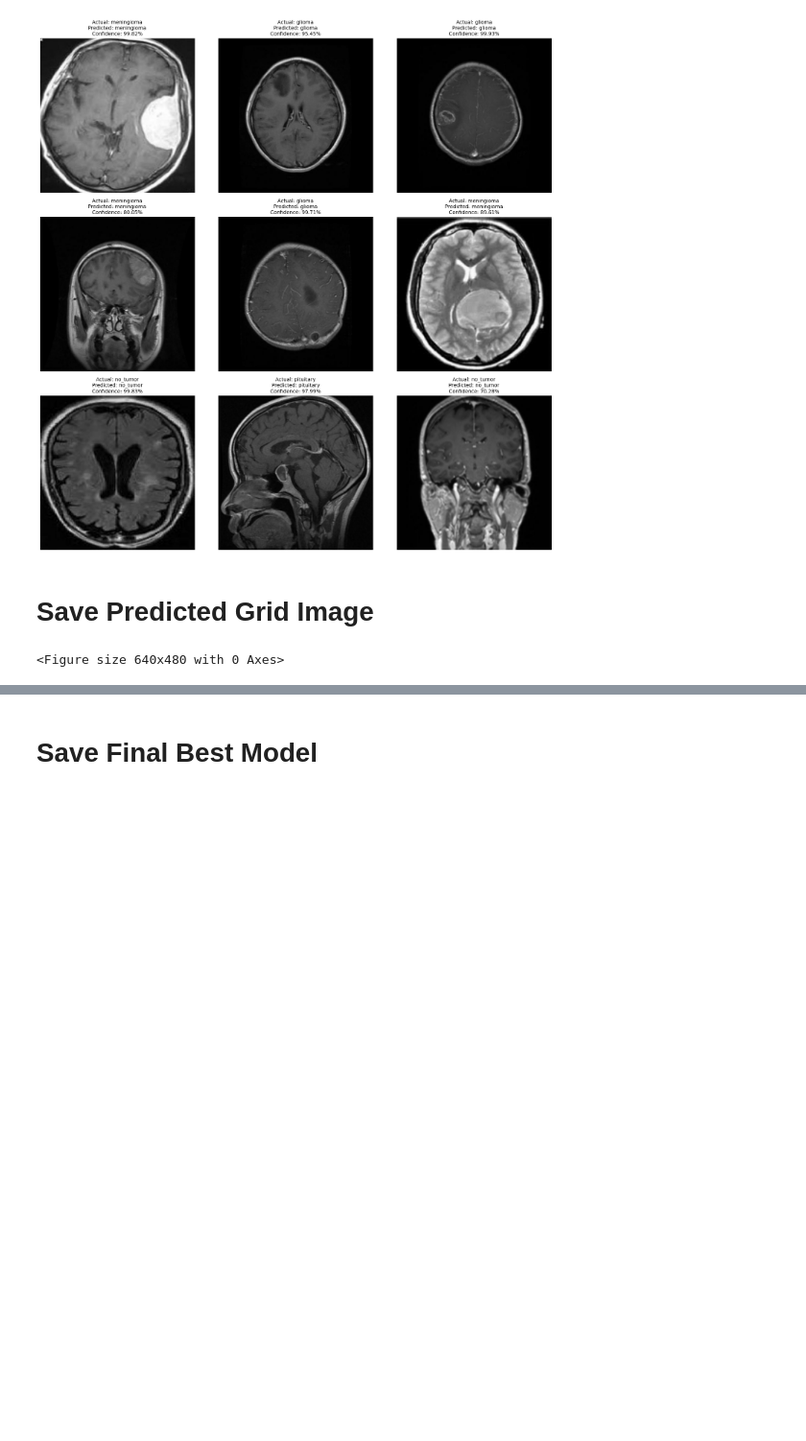
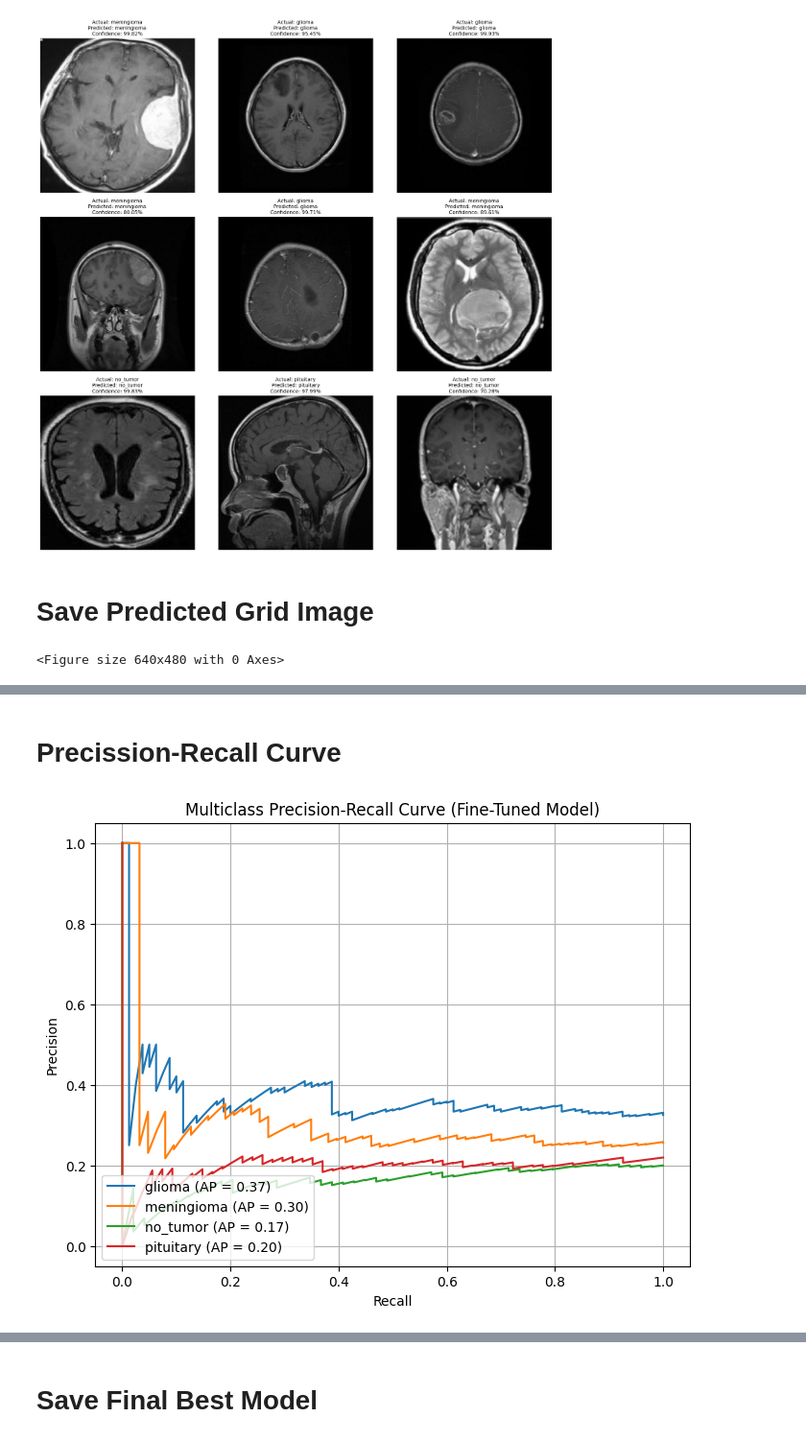
Before and after one commit to Sumit-Prasad01/Brain-Tumor-MRI-Image-Classification, a Jupyter notebook: notebooks/3_Transfer_Learning.ipynb, the cells around one changed output, grey strips where cells are left out. Shown at 96% size. Drawn from its saved outputs; the diff is of its cells as text; code cells hidden in the pictures; blank space fills up the shorter version.

```diff
--- a/notebooks/3_Transfer_Learning.ipynb
+++ b/notebooks/3_Transfer_Learning.ipynb
@@ -356,0 +466,41 @@ plt.savefig("../results/predictions_grid.png")
+# %% [markdown]
+# Precission-Recall Curve
+# %%
+from sklearn.metrics import precision_recall_curve, average_precision_score
+import matplotlib.pyplot as plt
+import numpy as np
+
+# 1. Generate prediction probabilities from the fine-tuned best model
+y_pred_probs = []
+
+for images, _ in test_dataset:
+    probs = best_model.predict(images, verbose=0)
+    y_pred_probs.extend(probs)
+
+y_pred_probs = np.array(y_pred_probs)
+
+# 2. Binarize true labels
+from sklearn.preprocessing import label_binarize
+
+n_classes = y_pred_probs.shape[1]
+y_true_binarized = label_binarize(y_true, classes=list(range(n_classes)))
+
+# 3. Plot Precision-Recall Curve
+plt.figure(figsize=(8, 6))
+
+for i in range(n_classes):
+    precision, recall, _ = precision_recall_curve(y_true_binarized[:, i], y_pred_probs[:, i])
+    ap = average_precision_score(y_true_binarized[:, i], y_pred_probs[:, i])
+    plt.plot(recall, precision, label=f'{class_names[i]} (AP = {ap:.2f})')
+
+plt.xlabel('Recall')
+plt.ylabel('Precision')
+plt.title('Multiclass Precision-Recall Curve (Fine-Tuned Model)')
+plt.legend(loc='lower left')
+plt.grid(True)
+
+# 4. Save the plot
+plt.savefig("../results/Transfer_Learning_precision_recall_curve.png")
+plt.show()
+# %% [output]
+[figure, added]
```
Also changed, not shown: parts of 16 cells of this notebook, 4 other files.
